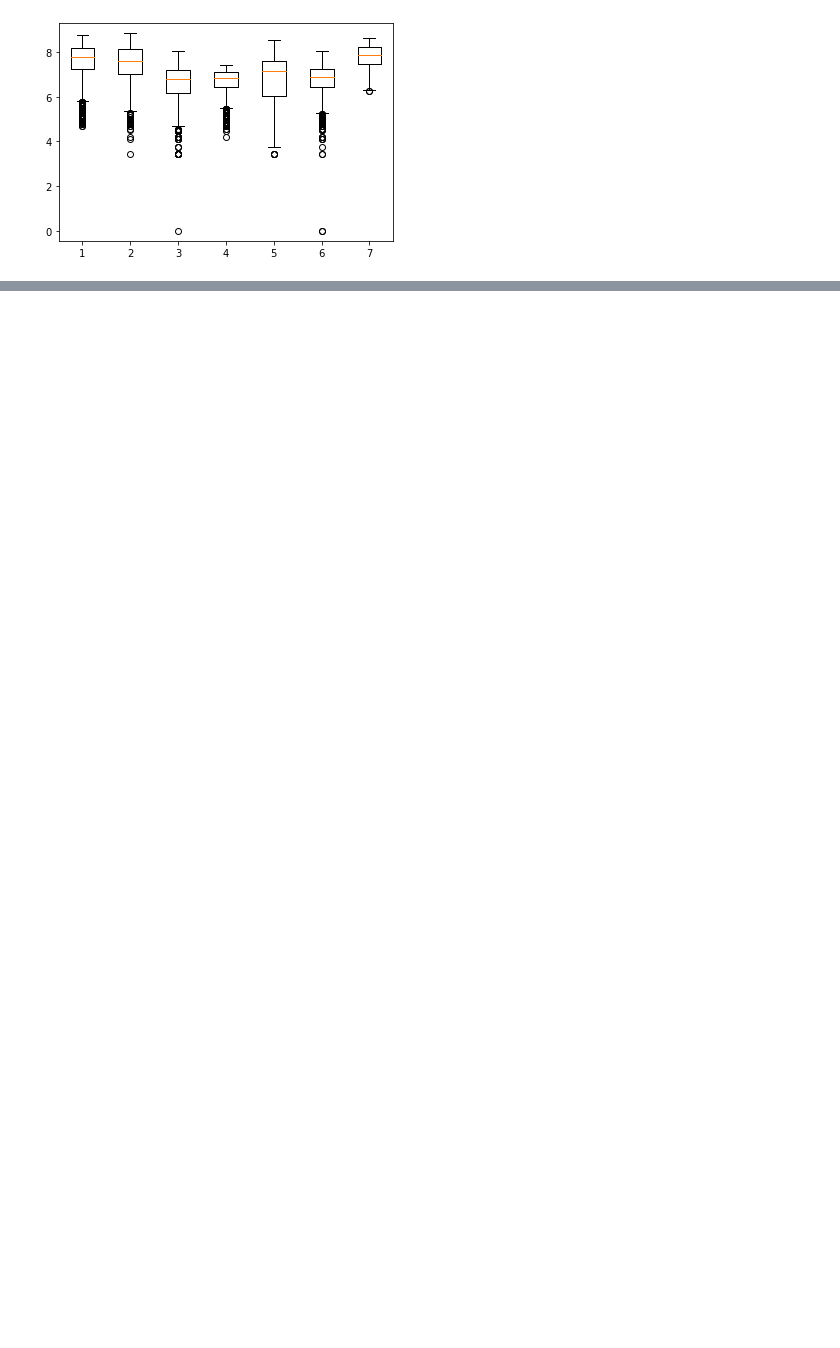
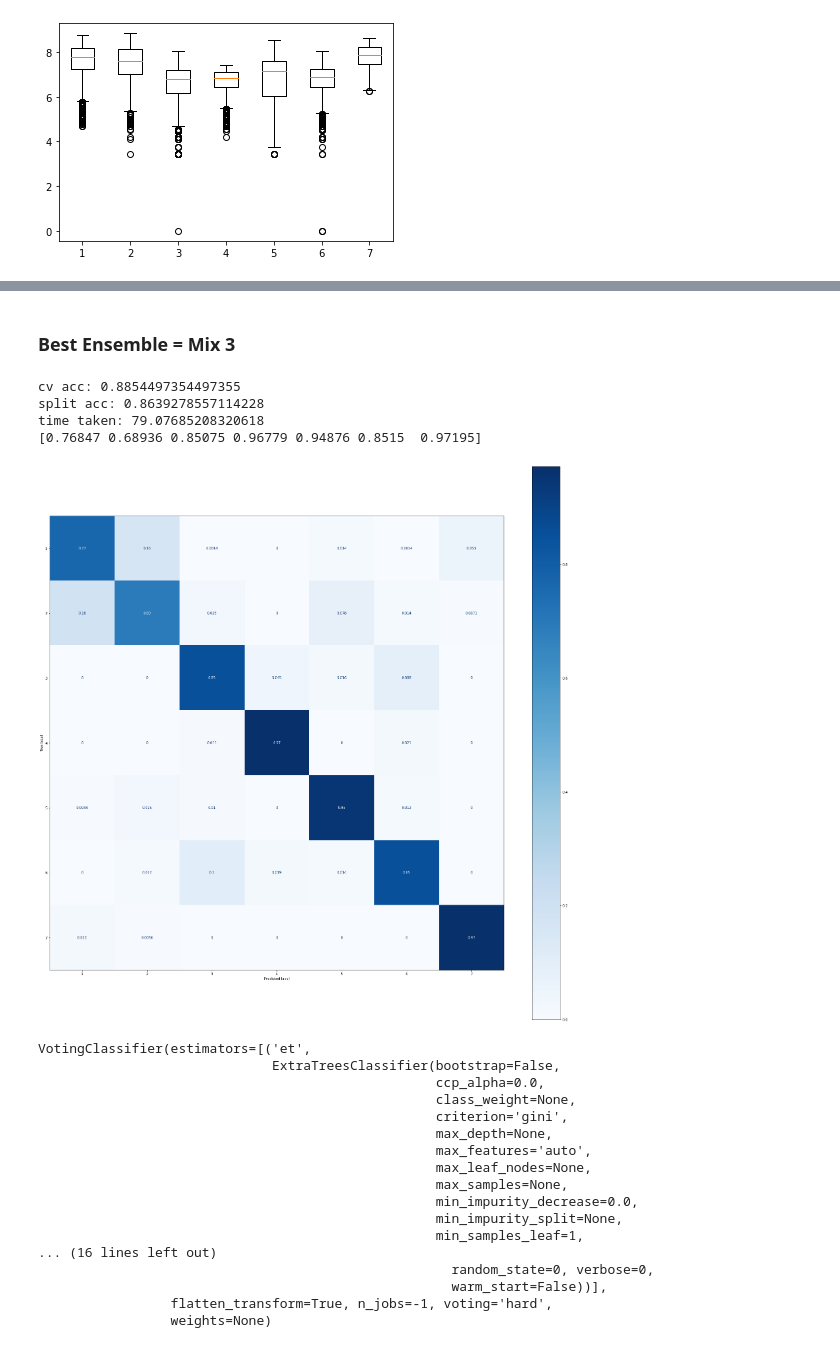
Before and after one commit to vishpillai123/w207_final_project_bwp, a Jupyter notebook: kevin/Project.ipynb, the cells around one changed output, grey strips where cells are left out. Drawn from its saved outputs; the diff is of its cells as text; code cells hidden in the pictures; blank space fills up the shorter version.

```diff
--- a/kevin/Project.ipynb
+++ b/kevin/Project.ipynb
@@ -167,0 +213,32 @@ k=50:   0.9999999999968857
+# %% [markdown]
+### Best Ensemble = Mix 3
+# %%
+# Voting
+models = [('et',ExtraTreesClassifier(n_jobs=-1, random_state=0)),
+           ('hg',HistGradientBoostingClassifier(random_state=0)),
+           ('rf',RandomForestClassifier(n_jobs=-1, random_state=0))]
+model = VotingClassifier(models, n_jobs=-1)
+score_model(model,df_train);
+# %% [output]
+cv acc: 0.8854497354497355
+split acc: 0.8639278557114228
+time taken: 79.07685208320618
+[0.76847 0.68936 0.85075 0.96779 0.94876 0.8515  0.97195]
+[figure, added]
+VotingClassifier(estimators=[('et',
+                              ExtraTreesClassifier(bootstrap=False,
+                                                   ccp_alpha=0.0,
+                                                   class_weight=None,
+                                                   criterion='gini',
+                                                   max_depth=None,
+                                                   max_features='auto',
+                                                   max_leaf_nodes=None,
+                                                   max_samples=None,
+                                                   min_impurity_decrease=0.0,
+                                                   min_impurity_split=None,
+                                                   min_samples_leaf=1,
+... (16 lines left out)
+                                                     random_state=0, verbose=0,
+                                                     warm_start=False))],
+                 flatten_transform=True, n_jobs=-1, voting='hard',
+                 weights=None)
```
Also changed, not shown: parts of 47 cells of this notebook.
